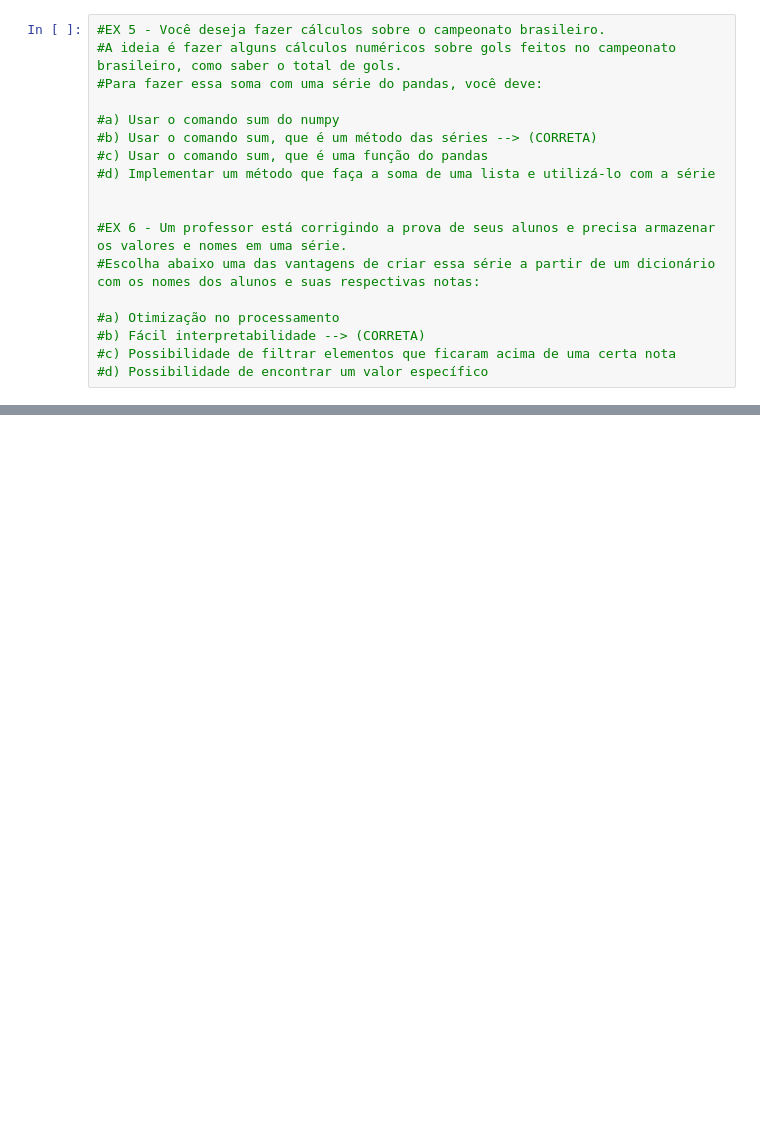
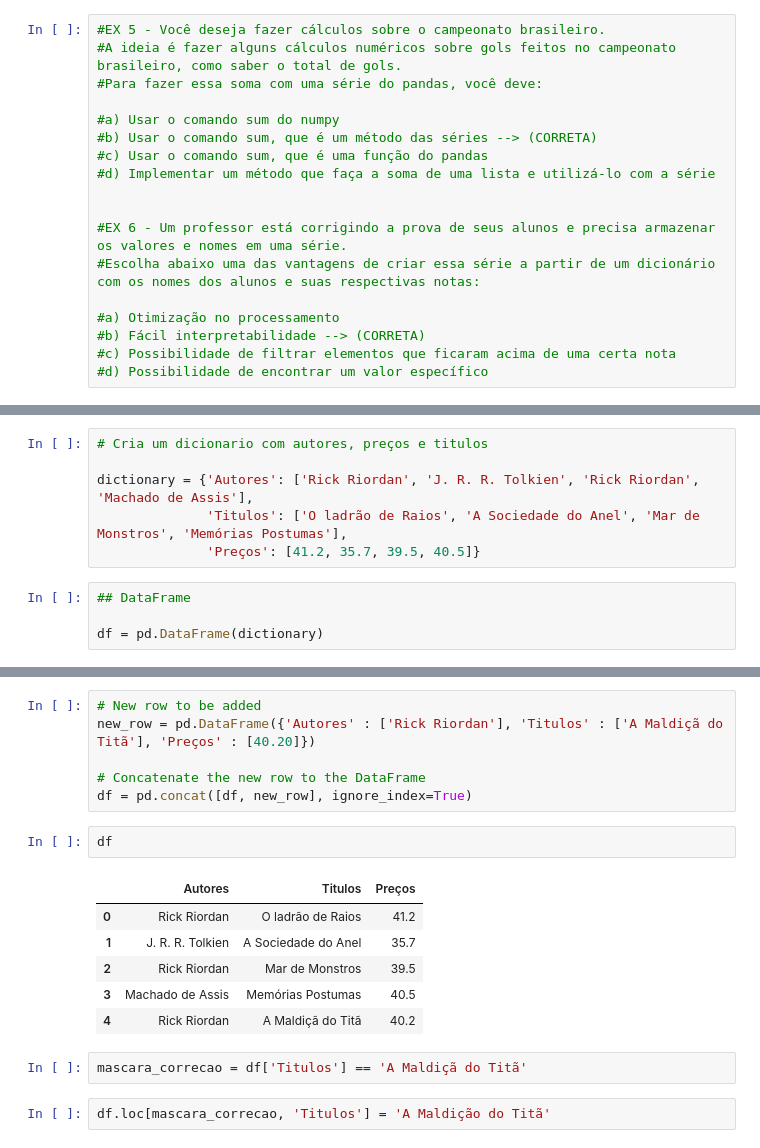
Before and after one commit to marcossvianna/santandercoder2024, a Jupyter notebook: Introducao_a_ Data_ Science.ipynb, the cells around one changed output, grey strips where cells are left out. Drawn from its saved outputs; the diff is of its cells as text; blank space fills up the shorter version.

```diff
--- a/Introducao_a_ Data_ Science.ipynb
+++ b/Introducao_a_ Data_ Science.ipynb
@@ -247,0 +252,10 @@ dtype: float64
+# %%
+# Cria um dicionario com autores, preços e titulos
+
+dictionary = {'Autores': ['Rick Riordan', 'J. R. R. Tolkien', 'Rick Riordan', 'Machado de Assis'],
+              'Titulos': ['O ladrão de Raios', 'A Sociedade do Anel', 'Mar de Monstros', 'Memórias Postumas'],
+              'Preços': [41.2, 35.7, 39.5, 40.5]}
+# %%
+## DataFrame
+
+df = pd.DataFrame(dictionary)
@@ -247,0 +286,19 @@ dtype: float64
+# %%
+# New row to be added
+new_row = pd.DataFrame({'Autores' : ['Rick Riordan'], 'Titulos' : ['A Maldiçã do Titã'], 'Preços' : [40.20]})
+
+# Concatenate the new row to the DataFrame
+df = pd.concat([df, new_row], ignore_index=True)
+# %%
+df
+# %% [output]
+|  | Autores | Titulos | Preços |
+| 0 | Rick Riordan | O ladrão de Raios | 41.2 |
+| 1 | J. R. R. Tolkien | A Sociedade do Anel | 35.7 |
+| 2 | Rick Riordan | Mar de Monstros | 39.5 |
+| 3 | Machado de Assis | Memórias Postumas | 40.5 |
+| 4 | Rick Riordan | A Maldiçã do Titã | 40.2 |
+# %%
+mascara_correcao = df['Titulos'] == 'A Maldiçã do Titã'
+# %%
+df.loc[mascara_correcao, 'Titulos'] = 'A Maldição do Titã'
```
Also changed, not shown: parts of 27 cells of this notebook, 1 other file.
